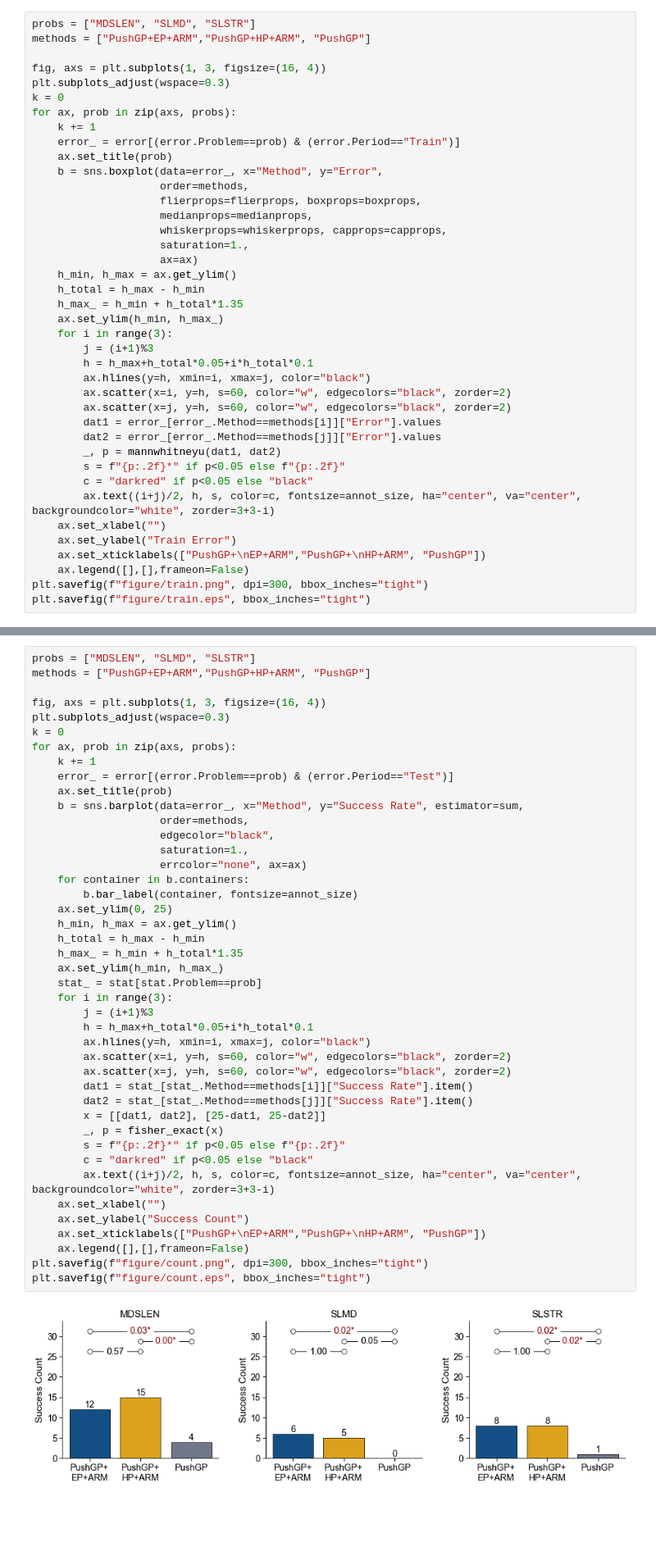
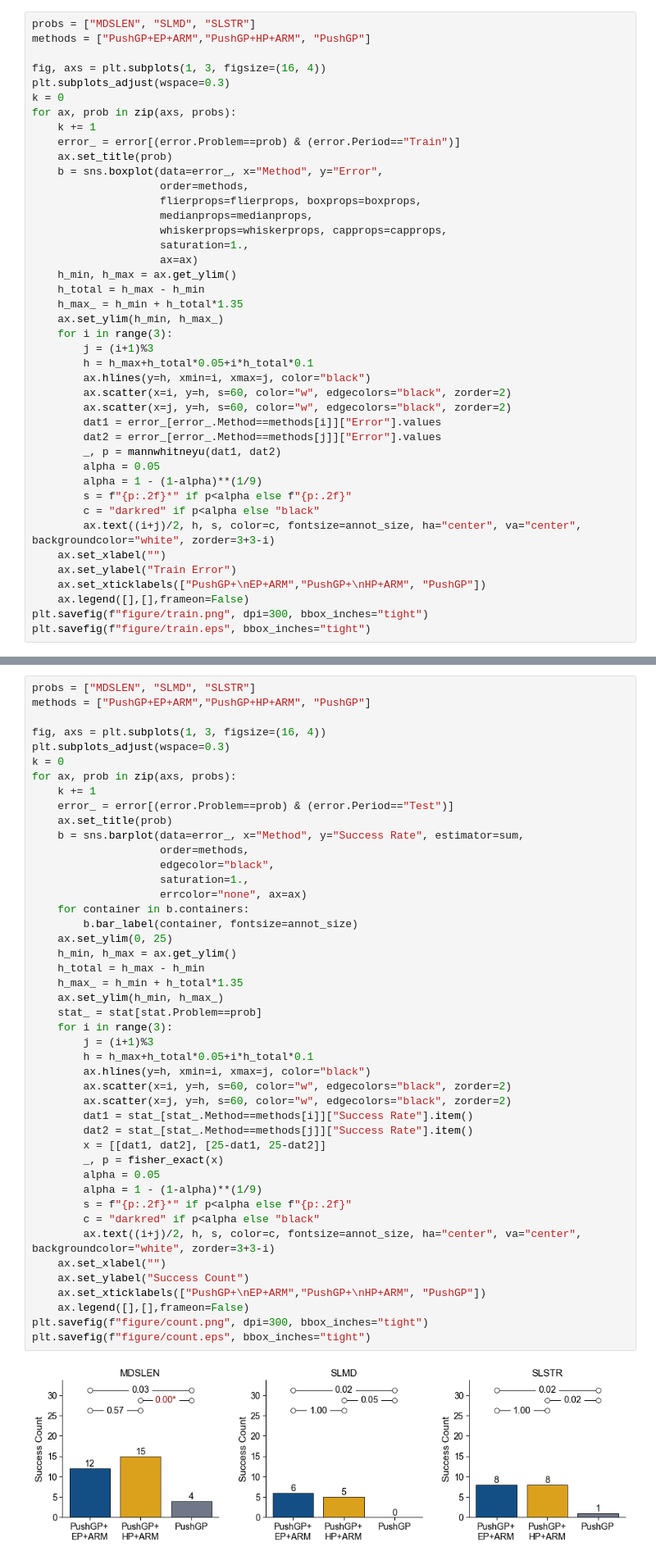
Before and after one commit to Y1fanHE/ssci2022, a Jupyter notebook: arm_data/result_explorer.ipynb, the cells around one changed output, grey strips where cells are left out. Shown: that part at 82% size. Saved outputs shown, nothing was run; the diff lists cells and outputs as text; blank space fills up the shorter version.

```diff
--- a/arm_data/result_explorer.ipynb
+++ b/arm_data/result_explorer.ipynb
@@ -72,8 +72,10 @@ for ax, prob in zip(axs, probs):
         dat1 = error_[error_.Method==methods[i]]["Error"].values
         dat2 = error_[error_.Method==methods[j]]["Error"].values
         _, p = mannwhitneyu(dat1, dat2)
-        s = f"{p:.2f}*" if p<0.05 else f"{p:.2f}"
-        c = "darkred" if p<0.05 else "black"
+        alpha = 0.05
+        alpha = 1 - (1-alpha)**(1/9)
+        s = f"{p:.2f}*" if p<alpha else f"{p:.2f}"
+        c = "darkred" if p<alpha else "black"
         ax.text((i+j)/2, h, s, color=c, fontsize=annot_size, ha="center", va="center", backgroundcolor="white", zorder=3+3-i)
     ax.set_xlabel("")
     ax.set_ylabel("Train Error")
@@ -104,36 +106,38 @@ for ax, prob in zip(axs, probs):
                     order=methods,
                     edgecolor="black",
                     saturation=1.,
                     errcolor="none", ax=ax)
     for container in b.containers:
         b.bar_label(container, fontsize=annot_size)
     ax.set_ylim(0, 25)
     h_min, h_max = ax.get_ylim()
     h_total = h_max - h_min
     h_max_ = h_min + h_total*1.35
     ax.set_ylim(h_min, h_max_)
     stat_ = stat[stat.Problem==prob]
     for i in range(3):
         j = (i+1)%3
         h = h_max+h_total*0.05+i*h_total*0.1
         ax.hlines(y=h, xmin=i, xmax=j, color="black")
         ax.scatter(x=i, y=h, s=60, color="w", edgecolors="black", zorder=2)
         ax.scatter(x=j, y=h, s=60, color="w", edgecolors="black", zorder=2)
         dat1 = stat_[stat_.Method==methods[i]]["Success Rate"].item()
         dat2 = stat_[stat_.Method==methods[j]]["Success Rate"].item()
         x = [[dat1, dat2], [25-dat1, 25-dat2]]
         _, p = fisher_exact(x)
-        s = f"{p:.2f}*" if p<0.05 else f"{p:.2f}"
-        c = "darkred" if p<0.05 else "black"
+        alpha = 0.05
+        alpha = 1 - (1-alpha)**(1/9)
+        s = f"{p:.2f}*" if p<alpha else f"{p:.2f}"
+        c = "darkred" if p<alpha else "black"
         ax.text((i+j)/2, h, s, color=c, fontsize=annot_size, ha="center", va="center", backgroundcolor="white", zorder=3+3-i)
     ax.set_xlabel("")
     ax.set_ylabel("Success Count")
     ax.set_xticklabels(["PushGP+\nEP+ARM","PushGP+\nHP+ARM", "PushGP"])
     ax.legend([],[],frameon=False)
 plt.savefig(f"figure/count.png", dpi=300, bbox_inches="tight")
 plt.savefig(f"figure/count.eps", bbox_inches="tight")
 # %% [output]
-[figure, old version]
+[figure, new version]
 # %% [markdown]
 ## Best train error in the population by generations (avg. of 25 runs）
 # %%
```
Also changed, not shown: parts of 2 cells of this notebook, 7 other files.
